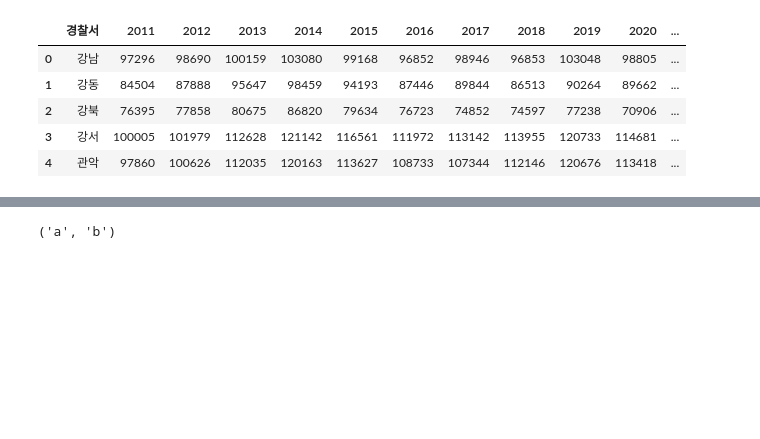
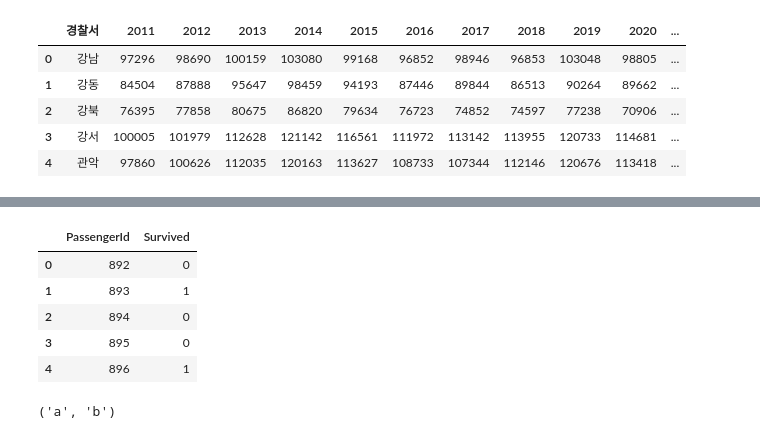
Before and after one commit to ChoiKunWoo/knu_bdna_2022, a Jupyter notebook: 최건우_4강_과제.ipynb, the cells around one changed output, grey strips where cells are left out. Cells and saved outputs as stored; diff of their text form; code cells hidden in the pictures; blank space fills up the shorter version.

```diff
--- a/최건우_4강_과제.ipynb
+++ b/최건우_4강_과제.ipynb
@@ -376,3 +400,15 @@ dir = '/content/sample_data/112신고 출동 현황.csv'
+# %%
+#강의자료실 datasets 파일
+dir = '/content/sample_data/gender_submission.csv'
+submission_data=pd.read_csv(dir, encoding='CP949')
+submission_data.head()
+# %% [output]
+|  | PassengerId | Survived |
+| 0 | 892 | 0 |
+| 1 | 893 | 1 |
+| 2 | 894 | 0 |
+| 3 | 895 | 0 |
+| 4 | 896 | 1 |
 # %%
 "Hello World"
 "123"
```
Also changed, not shown: parts of 3 cells of this notebook.
